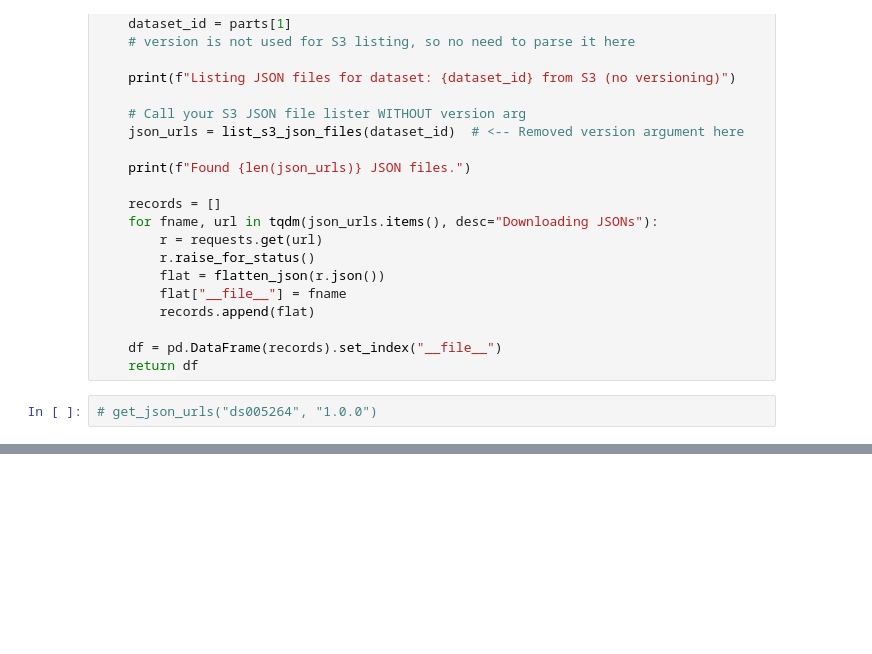
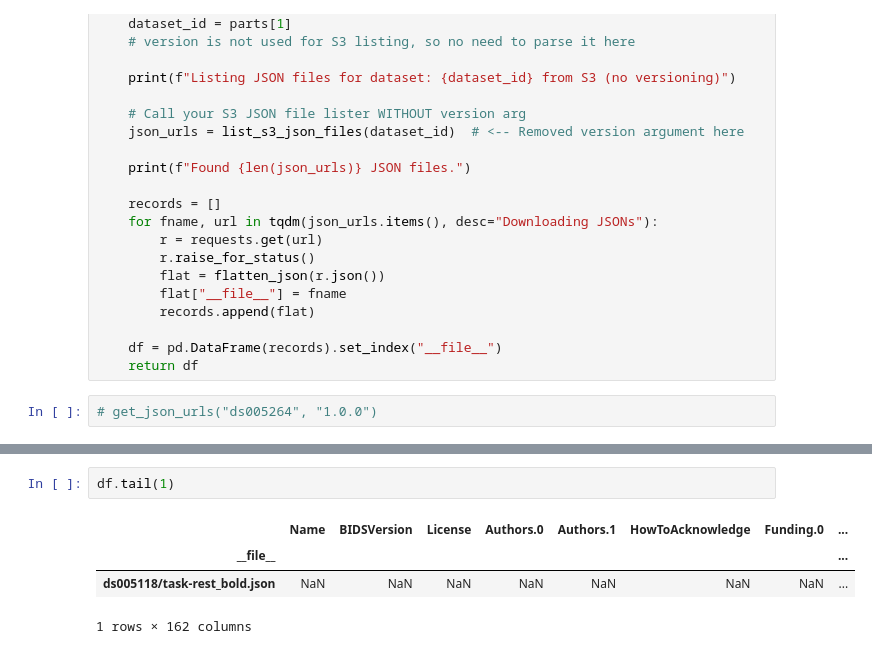
Before and after one commit to NeuroHackademy2025/precision-paths, a Jupyter notebook: OpenerNeuro/OpenerNeuro.ipynb, the cells around one changed output, grey strips where cells are left out. Saved outputs shown, nothing was run; the diff lists cells and outputs as text; blank space fills up the shorter version.

```diff
--- a/OpenerNeuro/OpenerNeuro.ipynb
+++ b/OpenerNeuro/OpenerNeuro.ipynb
@@ -422,0 +474,7 @@ def get_time_from_TR()
+# %%
+df.tail(1)
+# %% [output]
+|  | Name | BIDSVersion | License | Authors.0 | Authors.1 | HowToAcknowledge | Funding.0 | ... |
+| __file__ |  |  |  |  |  |  |  | ... |
+| ds005118/task-rest_bold.json | NaN | NaN | NaN | NaN | NaN | NaN | NaN | ... |
+1 rows × 162 columns
```
Also changed, not shown: parts of 17 cells of this notebook.
